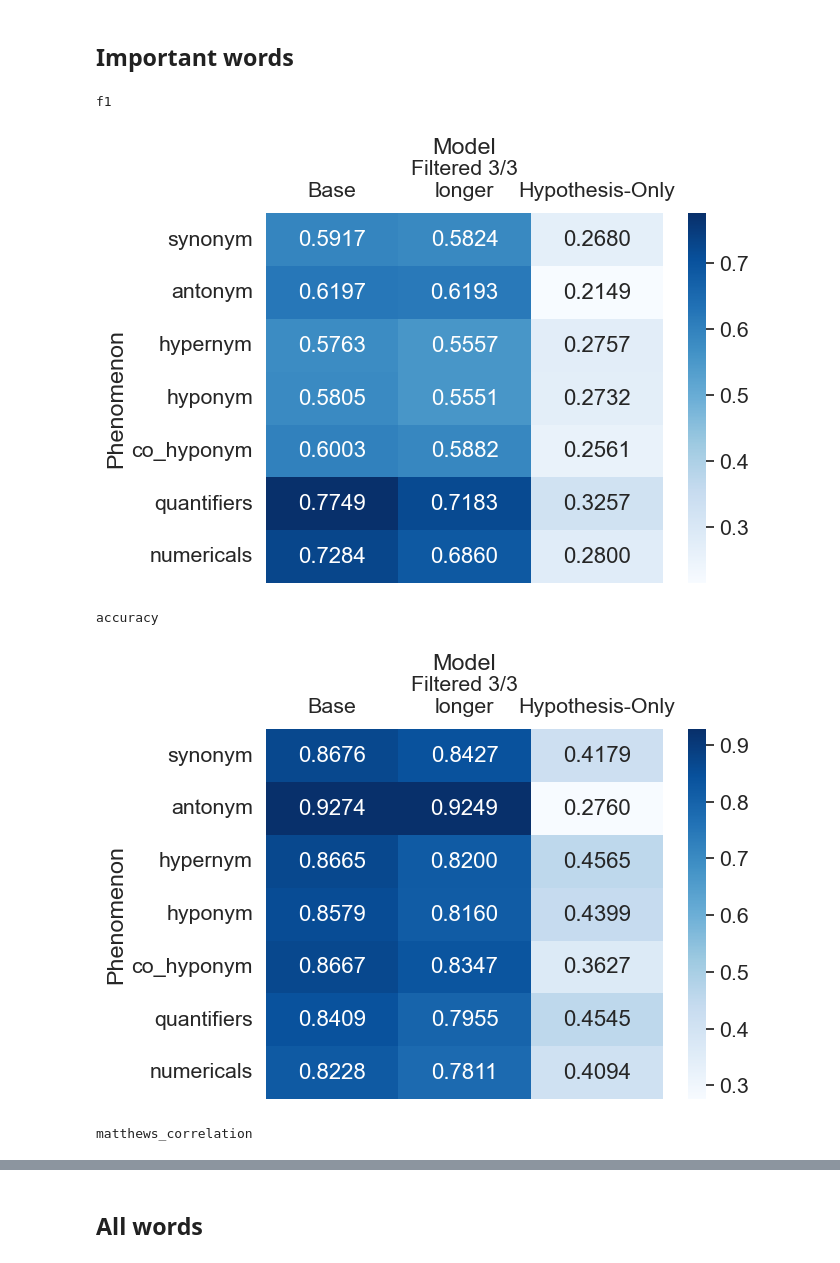
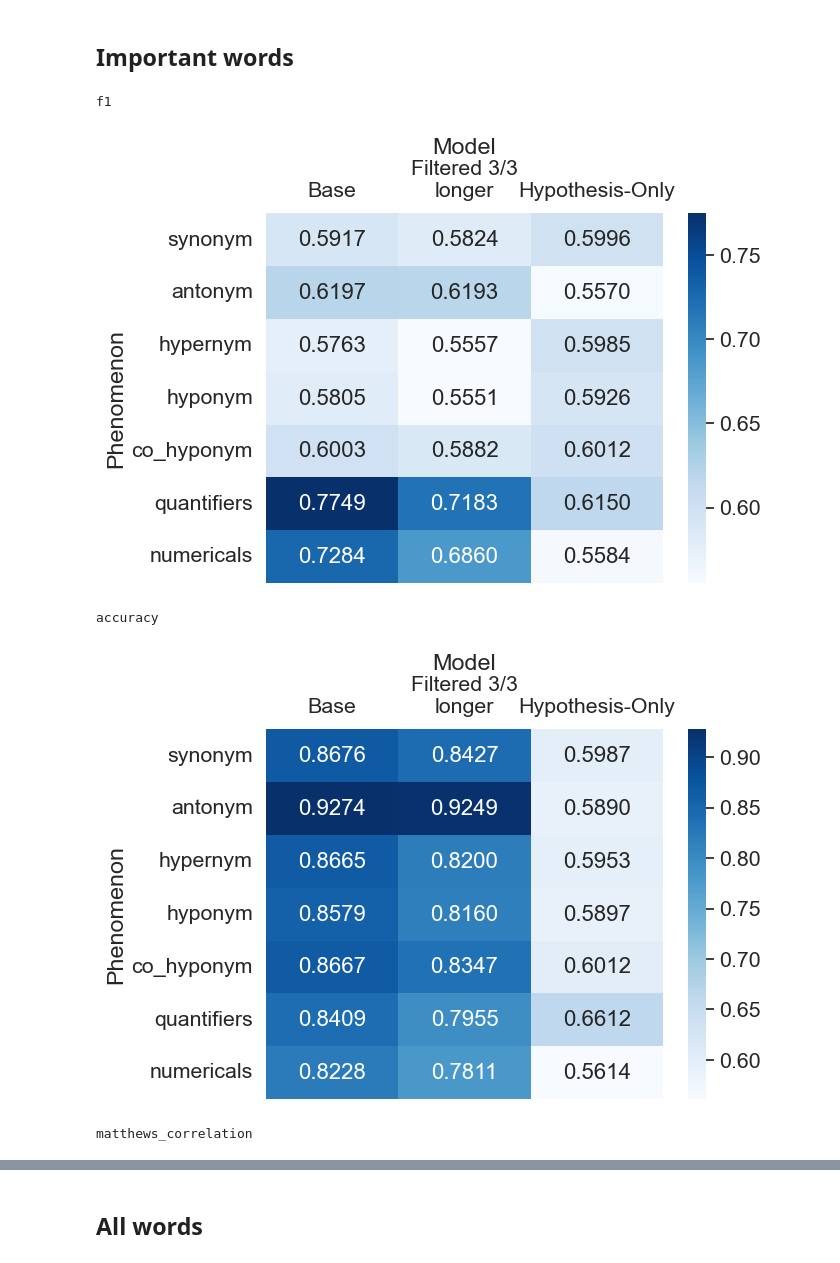
Before and after one commit to study-group-lit/lit, a Jupyter notebook: visualisations/metric_heatmaps_phenomena.ipynb, the cells around one changed output, grey strips where cells are left out. Drawn from its saved outputs; the diff is of its cells as text; code cells hidden in the pictures.

Commit message:
Add scripts

```diff
--- a/visualisations/metric_heatmaps_phenomena.ipynb
+++ b/visualisations/metric_heatmaps_phenomena.ipynb
@@ -12,24 +12,24 @@ metrics = ["f1", "accuracy", "matthews_correlation"]
 # %%
 path_mapping = {
     "Base": "../scripts/metrics_by_phenomena/results/roberta-base-finetuned-mnli.json",
     "Filtered 3/3 longer": "../scripts/metrics_by_phenomena/results/roberta-base-finetuned-mnli-maximum_two_6.json",
-    "hypothesis-only": "../scripts/metrics_by_phenomena/results/roberta-base-finetuned-mnli-hypothesis-only.json"
+    "Hypothesis-Only": "../scripts/metrics_by_phenomena_mnli_hypothesis_only/results/roberta-base-finetuned-mnli-hypothesis-only.json"
 }
 
 for metric in metrics:
     metric_data = []
     for model in path_mapping.items():
         model_data = []
         with open(model[1], "r") as f:
             metrics_data = json.load(f)
             for phenomenon_data in metrics_data:
                 model_data.append(phenomenon_data[metric])
         metric_data.append(model_data)
     print(metric)
     plot_metric_heatmap_phenomena(np.array(metric_data).T, save_path=f"../report/images/metric_heatmaps_phenomena/important_words/{metric}.pdf")
 # %% [output]
 f1
-[figure, old version]
+[figure, new version]
 accuracy
-[figure, old version]
+[figure, new version]
 matthews_correlation
```
Also changed, not shown: parts of 2 cells of this notebook, 11 other files.
